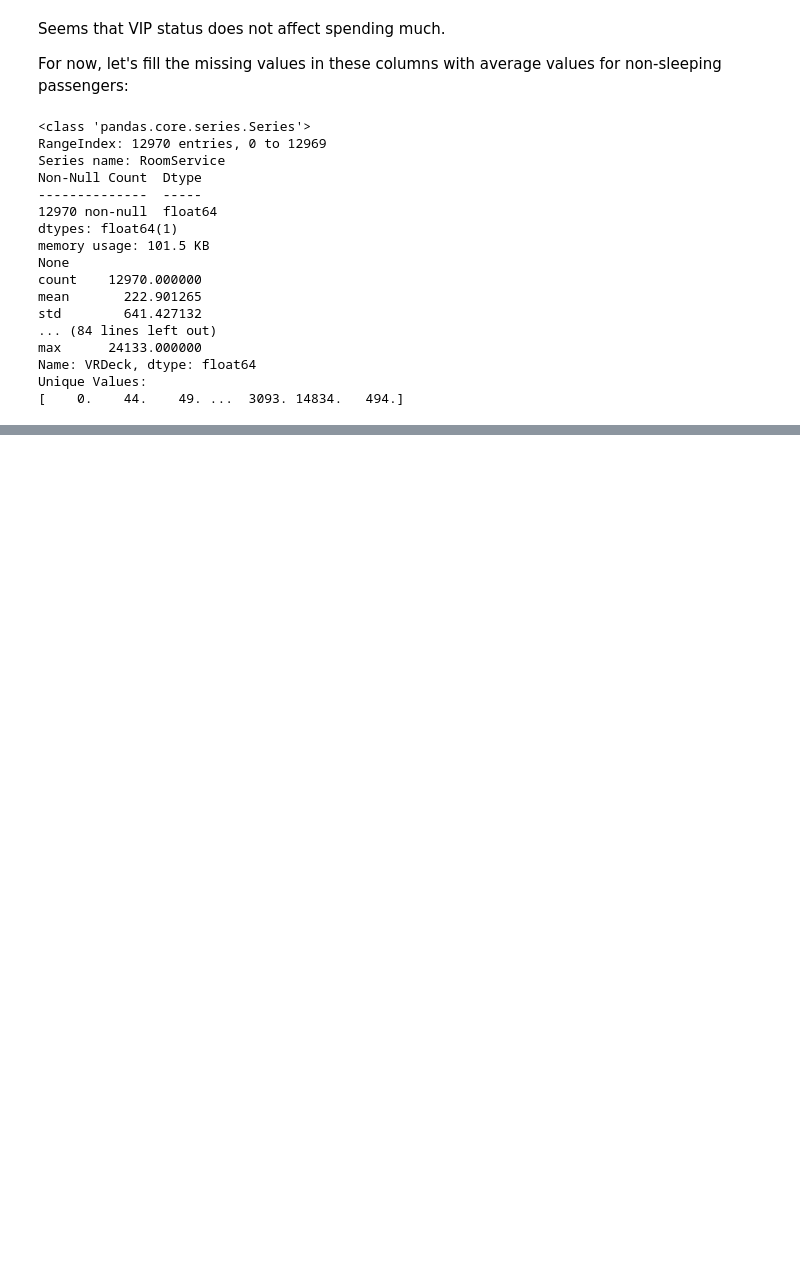
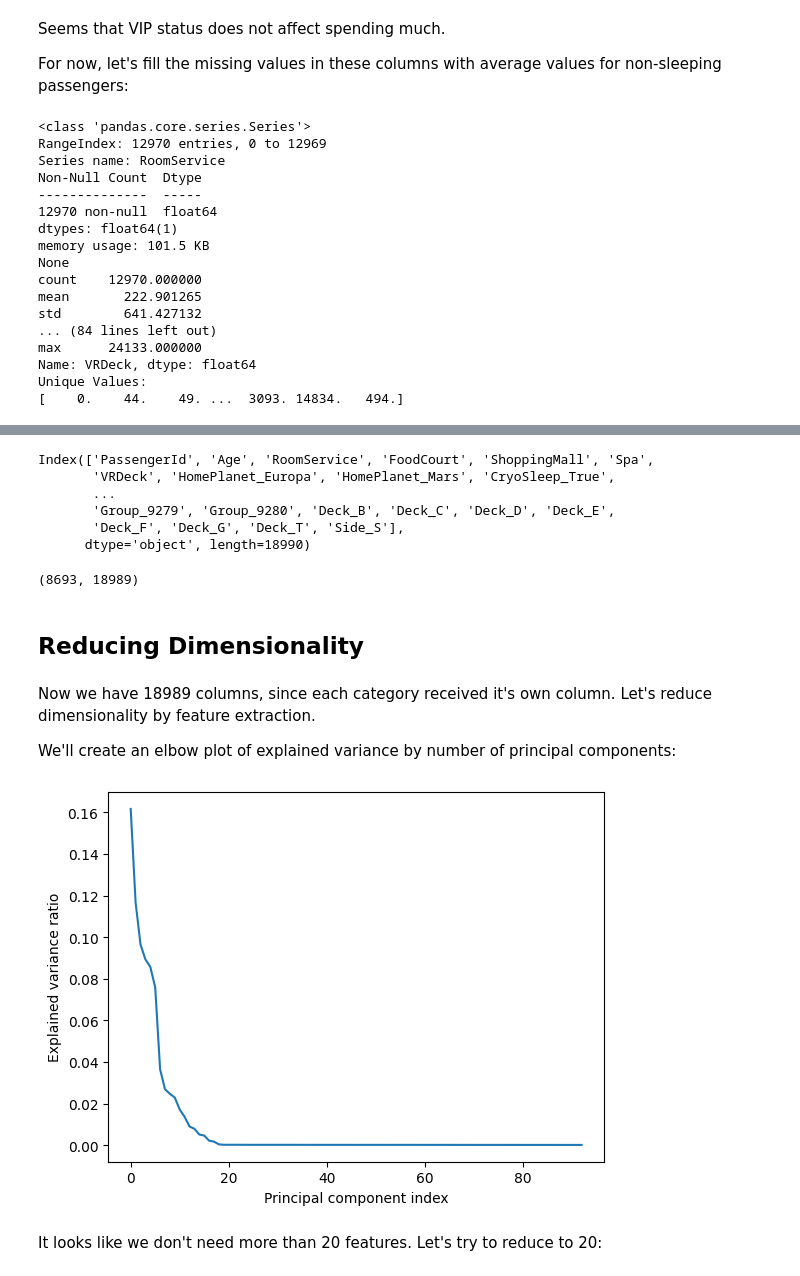
Before and after one commit to NickVasenkov/Spaceship, a Jupyter notebook: notebook.ipynb, the cells around one changed output, grey strips where cells are left out. Cells and saved outputs as stored; diff of their text form; code cells hidden in the pictures; blank space fills up the shorter version.

```diff
--- a/notebook.ipynb
+++ b/notebook.ipynb
@@ -399,0 +468,6 @@ Now we don't have missing values there, as well as negative values.
+# %%
+import pandas as pd
+from sklearn.preprocessing import StandardScaler
+
+y_train = data.loc[:train_size, 'Transported']
+data = data.drop(['Transported', 'index'], axis=1)
@@ -399,0 +491,58 @@ Now we don't have missing values there, as well as negative values.
+# %%
+data = pd.concat([data, dummies], axis = 1).drop(categorical_columns, axis = 1)
+
+data.columns
+# %% [output]
+Index(['PassengerId', 'Age', 'RoomService', 'FoodCourt', 'ShoppingMall', 'Spa',
+       'VRDeck', 'HomePlanet_Europa', 'HomePlanet_Mars', 'CryoSleep_True',
+       ...
+       'Group_9279', 'Group_9280', 'Deck_B', 'Deck_C', 'Deck_D', 'Deck_E',
+       'Deck_F', 'Deck_G', 'Deck_T', 'Side_S'],
+      dtype='object', length=18990)
+# %%
+# Split on train and test
+X_train = data.loc[:train_size-1, :]
+X_train = X_train.drop('PassengerId', axis=1)
+
+
+X_test = data.loc[train_size:, :]
+# We leave PassengerId in the test set for making a submission file
+test_Ids = X_test['PassengerId']
+X_test = X_test.drop('PassengerId', axis=1)
+
+# Create the scaler
+scaler = StandardScaler()
+
+# Scale the training and test features
+X_train[non_categorical_columns] = scaler.fit_transform(X_train[non_categorical_columns])
+X_test[non_categorical_columns] = scaler.transform(X_test[non_categorical_columns])
+
+X_train.shape
+# %% [output]
+(8693, 18989)
+# %% [markdown]
+## Reducing Dimensionality
+# %% [markdown]
+Now we have 18989 columns, since each category received it's own column. Let's reduce dimensionality by feature extraction.
+
+We'll create an elbow plot of explained variance by number of principal components:
+# %%
+import matplotlib.pyplot as plt
+from sklearn.decomposition import PCA
+import numpy as np
+
+pca = PCA(n_components = round(np.sqrt(len(X_train))))
+
+# Fit PCA
+pca.fit(X_train)
+
+# Plot the explained variance ratio
+plt.plot(pca.explained_variance_ratio_)
+
+plt.xlabel('Principal component index')
+plt.ylabel('Explained variance ratio')
+plt.show()
+# %% [output]
+[figure, added]
+# %% [markdown]
+It looks like we don't need more than 20 features. Let's try to reduce to 20:
```
Also changed, not shown: parts of 21 cells of this notebook.
